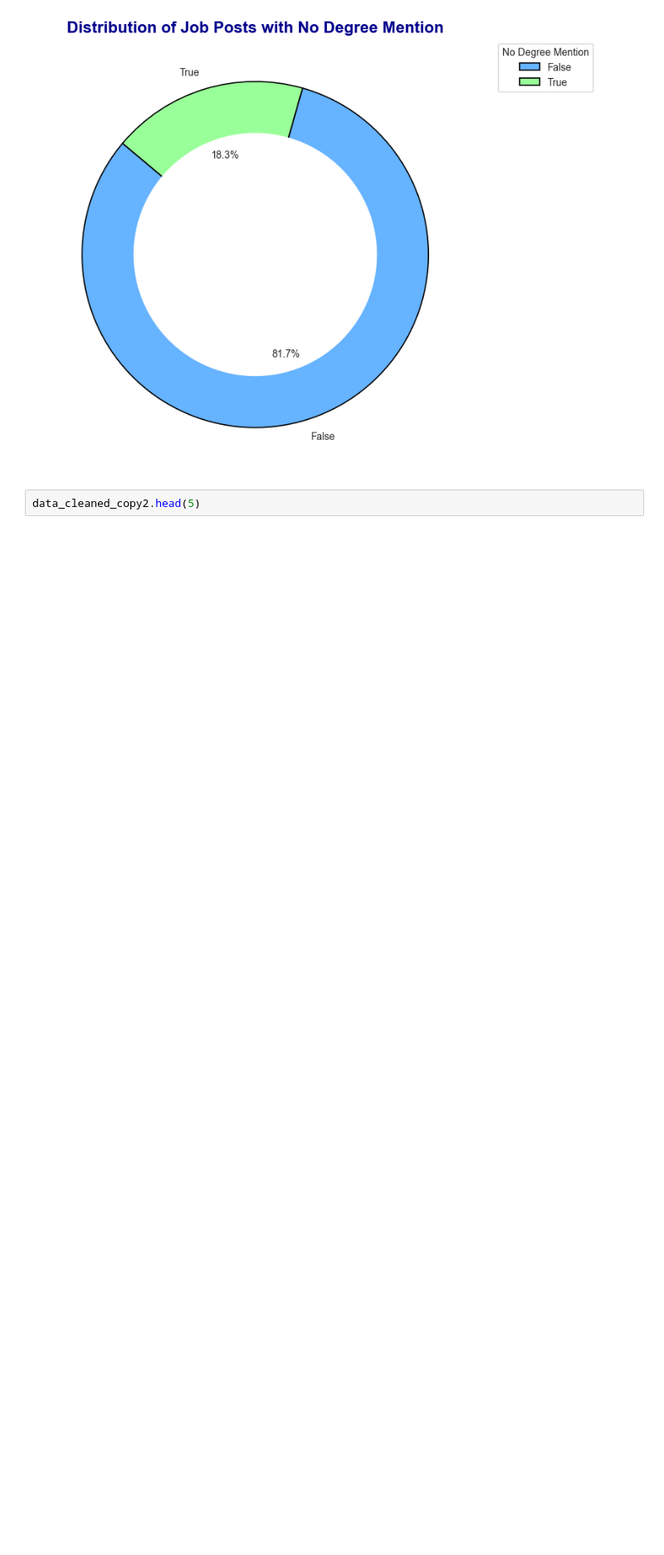
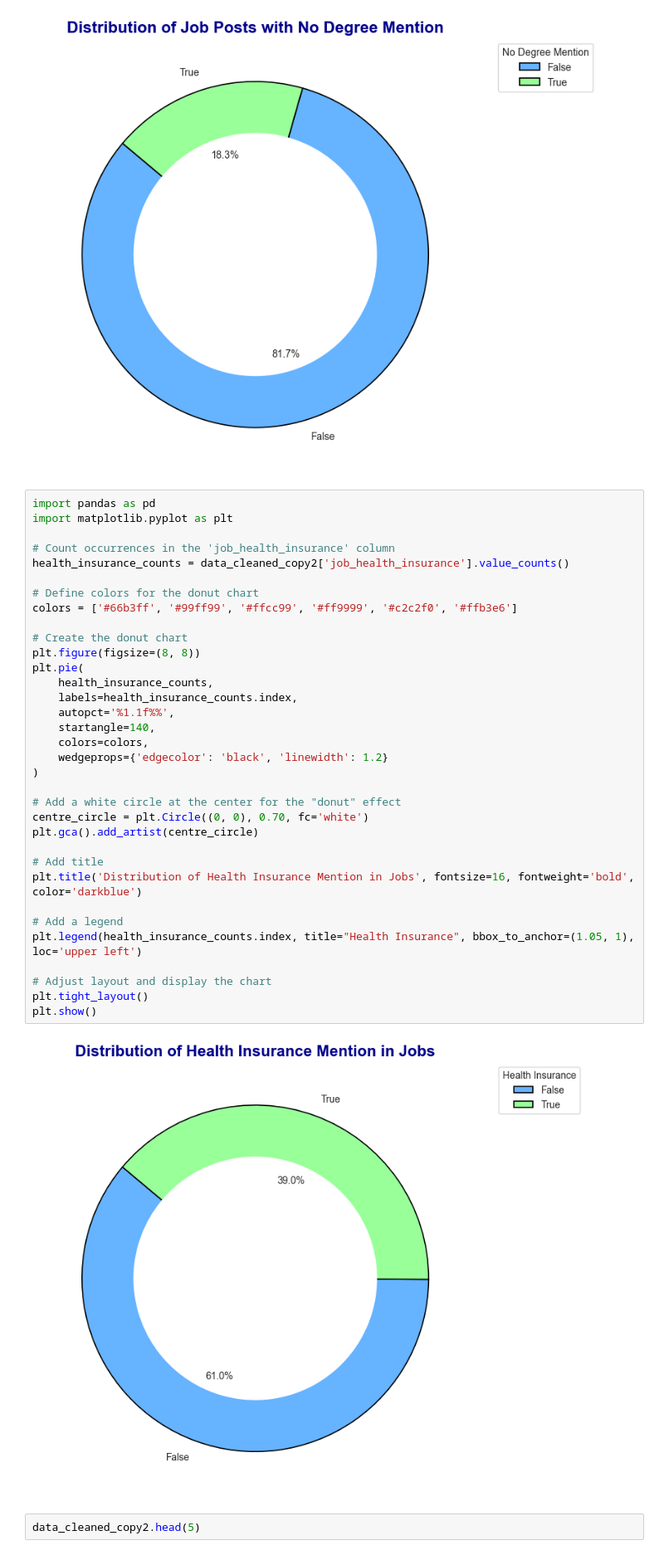
Before and after one commit to Malinda1/data-job-analysis, a Jupyter notebook: data_job_analysis.ipynb, the cells around one changed output. Shown at 83% size. Saved outputs shown, nothing was run; the diff lists cells and outputs as text; blank space fills up the shorter version.

Commit message:
Create a Donut chart for indicate distribution of health insurance mention in jobs

```diff
--- a/data_job_analysis.ipynb
+++ b/data_job_analysis.ipynb
@@ -835,6 +835,42 @@ plt.tight_layout()
 plt.show()
 # %% [output]
 [figure]
+# %%
+import pandas as pd
+import matplotlib.pyplot as plt
+
+# Count occurrences in the 'job_health_insurance' column
+health_insurance_counts = data_cleaned_copy2['job_health_insurance'].value_counts()
+
+# Define colors for the donut chart
+colors = ['#66b3ff', '#99ff99', '#ffcc99', '#ff9999', '#c2c2f0', '#ffb3e6']
+
+# Create the donut chart
+plt.figure(figsize=(8, 8))
+plt.pie(
+    health_insurance_counts,
+    labels=health_insurance_counts.index,
+    autopct='%1.1f%%',
+    startangle=140,
+    colors=colors,
+    wedgeprops={'edgecolor': 'black', 'linewidth': 1.2}
+)
+
+# Add a white circle at the center for the "donut" effect
+centre_circle = plt.Circle((0, 0), 0.70, fc='white')
+plt.gca().add_artist(centre_circle)
+
+# Add title
+plt.title('Distribution of Health Insurance Mention in Jobs', fontsize=16, fontweight='bold', color='darkblue')
+
+# Add a legend
+plt.legend(health_insurance_counts.index, title="Health Insurance", bbox_to_anchor=(1.05, 1), loc='upper left')
+
+# Adjust layout and display the chart
+plt.tight_layout()
+plt.show()
+# %% [output]
+[figure, added]
 # %%
 data_cleaned_copy2.head(5)
 # %% [output]
```
